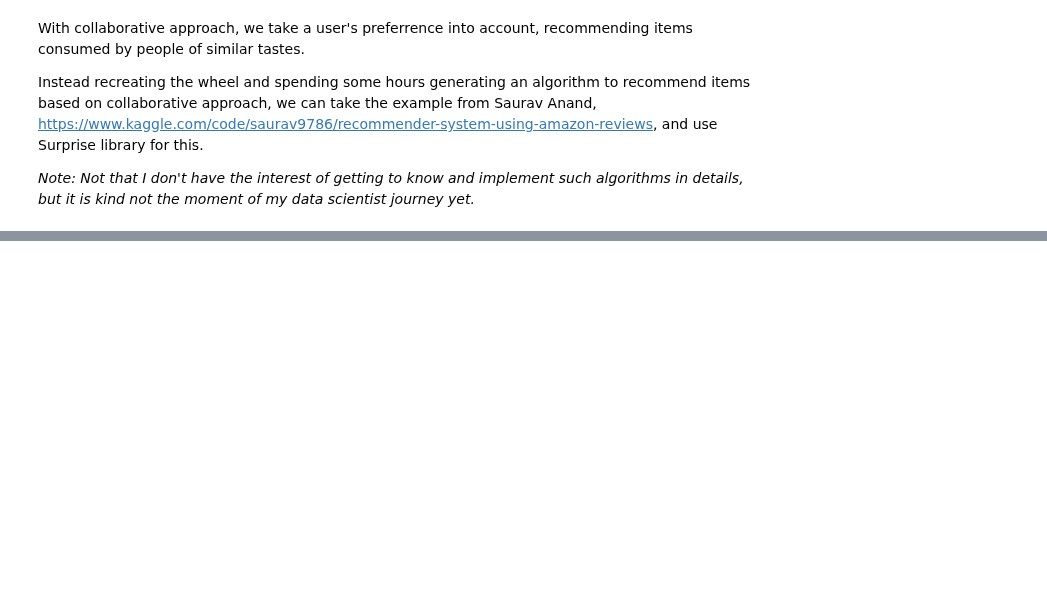
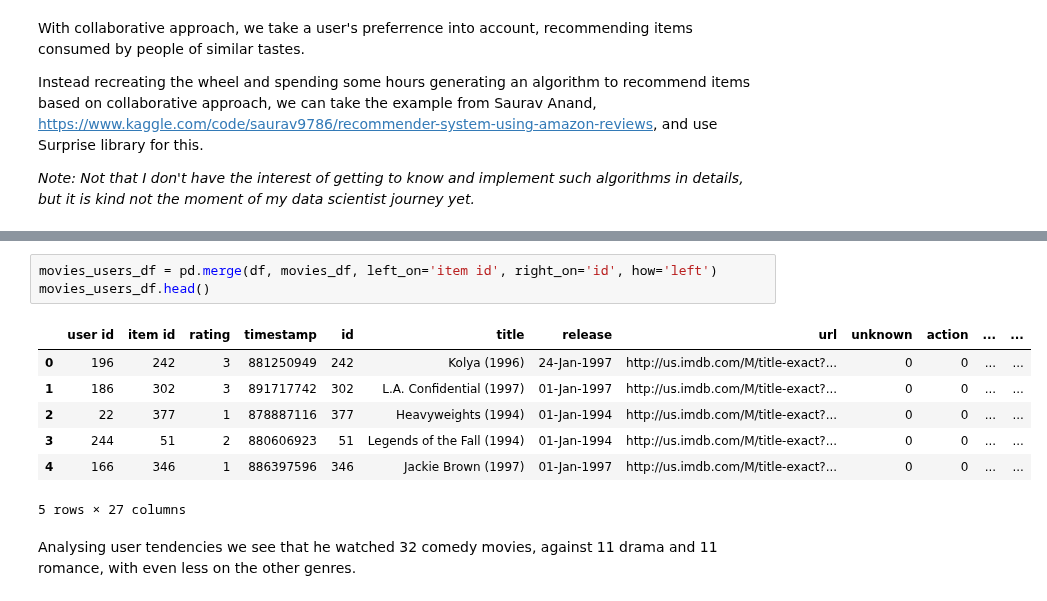
Before and after one commit to fernandowolff/7dayscode_data_science, a Jupyter notebook: day-4/recommendations.ipynb, the cells around one changed output, grey strips where cells are left out. Saved outputs shown, nothing was run; the diff lists cells and outputs as text; blank space fills up the shorter version.

```diff
--- a/day-4/recommendations.ipynb
+++ b/day-4/recommendations.ipynb
@@ -198,0 +290,13 @@ _Note: Not that I don't have the interest of getting to know and implement such
+# %%
+movies_users_df = pd.merge(df, movies_df, left_on='item id', right_on='id', how='left')
+movies_users_df.head()
+# %% [output]
+|  | user id | item id | rating | timestamp | id | title | release | url | unknown | action | ... | ... |
+| 0 | 196 | 242 | 3 | 881250949 | 242 | Kolya (1996) | 24-Jan-1997 | http://us.imdb.com/M/title-exact?... | 0 | 0 | ... | ... |
+| 1 | 186 | 302 | 3 | 891717742 | 302 | L.A. Confidential (1997) | 01-Jan-1997 | http://us.imdb.com/M/title-exact?... | 0 | 0 | ... | ... |
+| 2 | 22 | 377 | 1 | 878887116 | 377 | Heavyweights (1994) | 01-Jan-1994 | http://us.imdb.com/M/title-exact?... | 0 | 0 | ... | ... |
+| 3 | 244 | 51 | 2 | 880606923 | 51 | Legends of the Fall (1994) | 01-Jan-1994 | http://us.imdb.com/M/title-exact?... | 0 | 0 | ... | ... |
+| 4 | 166 | 346 | 1 | 886397596 | 346 | Jackie Brown (1997) | 01-Jan-1997 | http://us.imdb.com/M/title-exact?... | 0 | 0 | ... | ... |
+5 rows × 27 columns
+# %% [markdown]
+Analysing user tendencies we see that he watched 32 comedy movies, against 11 drama and 11 romance, with even less on the other genres.
```
Also changed, not shown: parts of 14 cells of this notebook.
